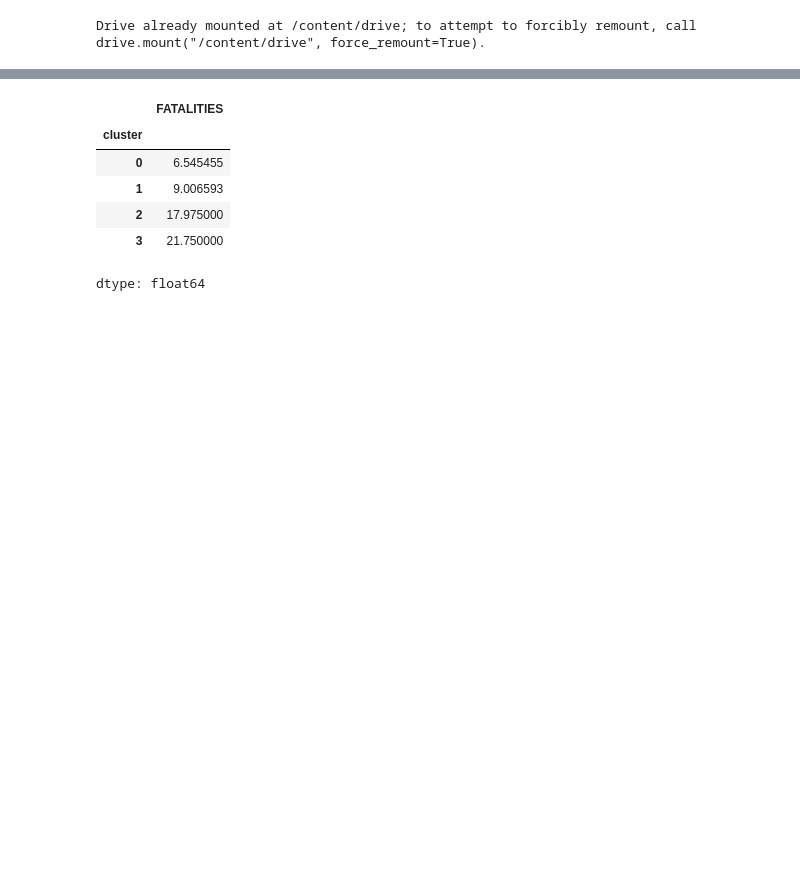
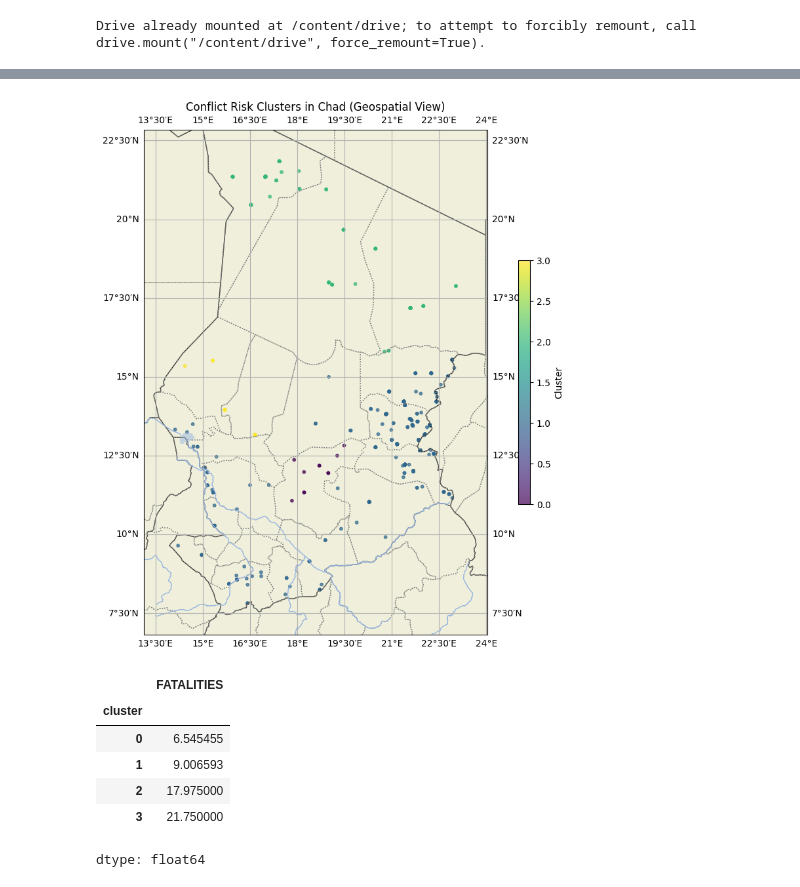
Before and after one commit to Kadergueli/conflict-risk-analysis-chad, a Jupyter notebook: 06_risk_modeling.ipynb, the cells around one changed output, grey strips where cells are left out. Saved outputs shown, nothing was run; the diff lists cells and outputs as text; code cells hidden in the pictures; blank space fills up the shorter version.

```diff
--- a/06_risk_modeling.ipynb
+++ b/06_risk_modeling.ipynb
@@ -129,3 +108,46 @@ plt.show()
+# %%
+# --- Modified Visualization Cell (Xr4qc84QvE29) ---
+
+fig = plt.figure(figsize=(12, 10))
+ax = fig.add_subplot(1, 1, 1, projection=ccrs.PlateCarree())
+
+# Add country borders and features
+ax.add_feature(cfeature.BORDERS, linestyle='-', alpha=0.8)
+ax.add_feature(cfeature.COASTLINE, linestyle='-', alpha=0.8)
+ax.add_feature(cfeature.STATES, linestyle=':', edgecolor='gray') # Adds state/provincial borders
+ax.add_feature(cfeature.LAND, edgecolor='black')
+ax.add_feature(cfeature.OCEAN)
+ax.add_feature(cfeature.LAKES, alpha=0.5)
+ax.add_feature(cfeature.RIVERS)
+
+# Set the extent to focus on Chad and surrounding areas
+ax.set_extent([min_lon, max_lon, min_lat, max_lat], crs=ccrs.PlateCarree())
+
+# Plot the clusters
+scatter = ax.scatter(
+    df['LONGITUDE'],
+    df['LATITUDE'],
+    c=df['cluster'],
+    cmap='viridis', # Using 'viridis' colormap for better distinction
+    alpha=0.7, # Slightly adjust transparency
+    s=10, # Adjust marker size for less 'noise'
+    transform=ccrs.PlateCarree() # Important for plotting lat/lon on a geoaxes
+)
+
+plt.title("Conflict Risk Clusters in Chad (Geospatial View)")
+plt.xlabel("Longitude")
+plt.ylabel("Latitude")
+
+# Add a colorbar to indicate cluster numbers
+cbar = plt.colorbar(scatter, ax=ax, orientation='vertical', fraction=0.02, pad=0.05)
+cbar.set_label('Cluster')
+
+# Add gridlines
+ax.gridlines(draw_labels=True, dms=True, x_inline=False, y_inline=False)
+
+plt.show()
+# %% [output]
+[figure, added]
 # %%
 #interpretation du cluster
 df.groupby('cluster')['FATALITIES'].mean()
```
Also changed, not shown: parts of 19 cells of this notebook.
